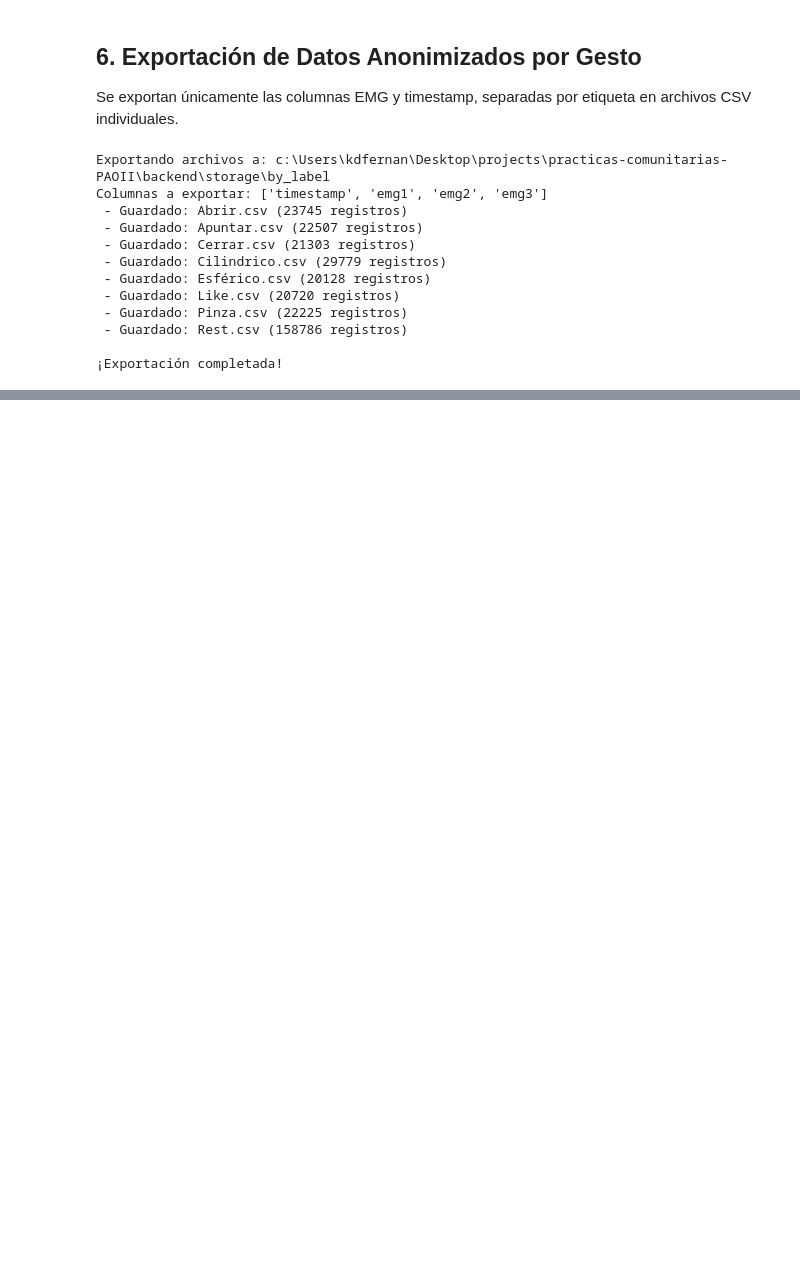
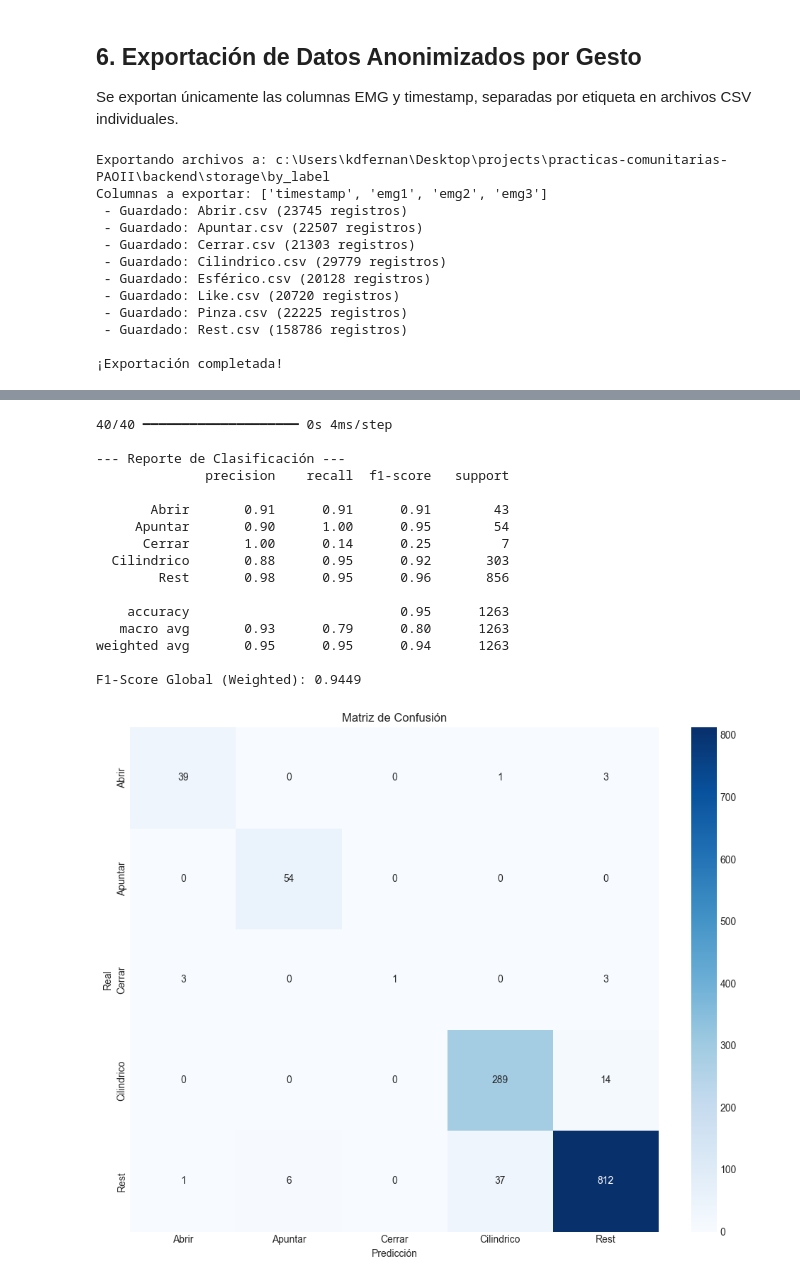
Before and after one commit to Lab-Bioingenieria/EMGTRAINNER, a Jupyter notebook: backend/notebook/analysis.ipynb, the cells around one changed output, grey strips where cells are left out. Saved outputs shown, nothing was run; the diff lists cells and outputs as text; code cells hidden in the pictures; blank space fills up the shorter version.

```diff
--- a/backend/notebook/analysis.ipynb
+++ b/backend/notebook/analysis.ipynb
@@ -327,0 +505,48 @@ Columnas a exportar: ['timestamp', 'emg1', 'emg2', 'emg3']
+# %%
+from sklearn.metrics import classification_report, confusion_matrix, f1_score
+import seaborn as sns
+import matplotlib.pyplot as plt
+
+# Predecir sobre el conjunto de prueba
+y_pred_probs = model.predict(X_test)
+y_pred = np.argmax(y_pred_probs, axis=1)
+y_true = np.argmax(y_test, axis=1)
+
+# 1. Reporte de Clasificación (incluye Precision, Recall, F1-Score)
+print("\n--- Reporte de Clasificación ---")
+print(classification_report(y_true, y_pred, target_names=le.classes_))
+
+# 2. F1-Score Global (Weighted)
+f1 = f1_score(y_true, y_pred, average='weighted')
+print(f"F1-Score Global (Weighted): {f1:.4f}")
+
+# 3. Matriz de Confusión
+cm = confusion_matrix(y_true, y_pred)
+
+# Graficar Matriz de Confusión
+plt.figure(figsize=(10, 8))
+sns.heatmap(cm, annot=True, fmt='d', cmap='Blues',
+            xticklabels=le.classes_, yticklabels=le.classes_)
+plt.title('Matriz de Confusión')
+plt.xlabel('Predicción')
+plt.ylabel('Real')
+plt.tight_layout()
+plt.show()
+# %% [output]
+40/40 ━━━━━━━━━━━━━━━━━━━━ 0s 4ms/step
+
+--- Reporte de Clasificación ---
+              precision    recall  f1-score   support
+
+       Abrir       0.91      0.91      0.91        43
+     Apuntar       0.90      1.00      0.95        54
+      Cerrar       1.00      0.14      0.25         7
+  Cilindrico       0.88      0.95      0.92       303
+        Rest       0.98      0.95      0.96       856
+
+    accuracy                           0.95      1263
+   macro avg       0.93      0.79      0.80      1263
+weighted avg       0.95      0.95      0.94      1263
+
+F1-Score Global (Weighted): 0.9449
+[figure, added]
```
Also changed, not shown: parts of 9 cells of this notebook.
